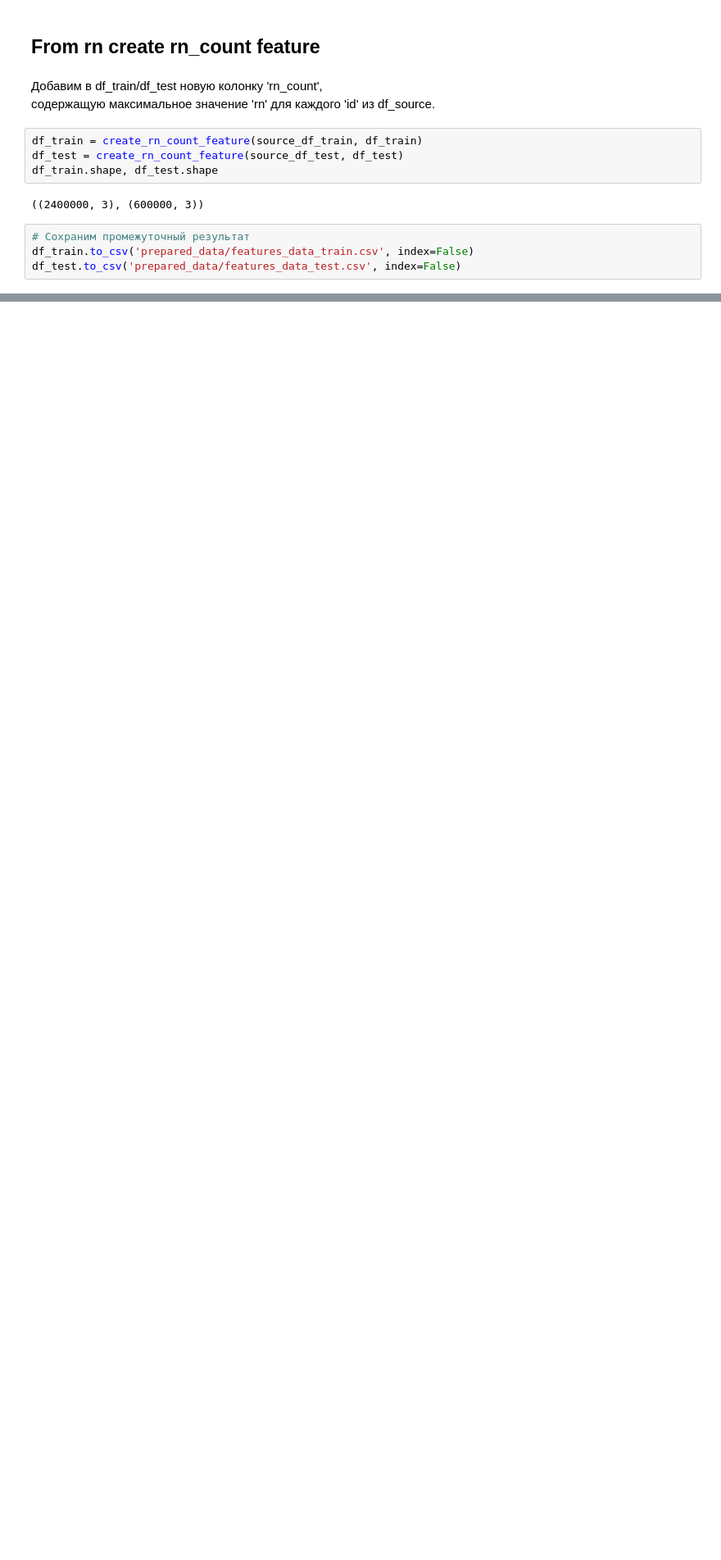
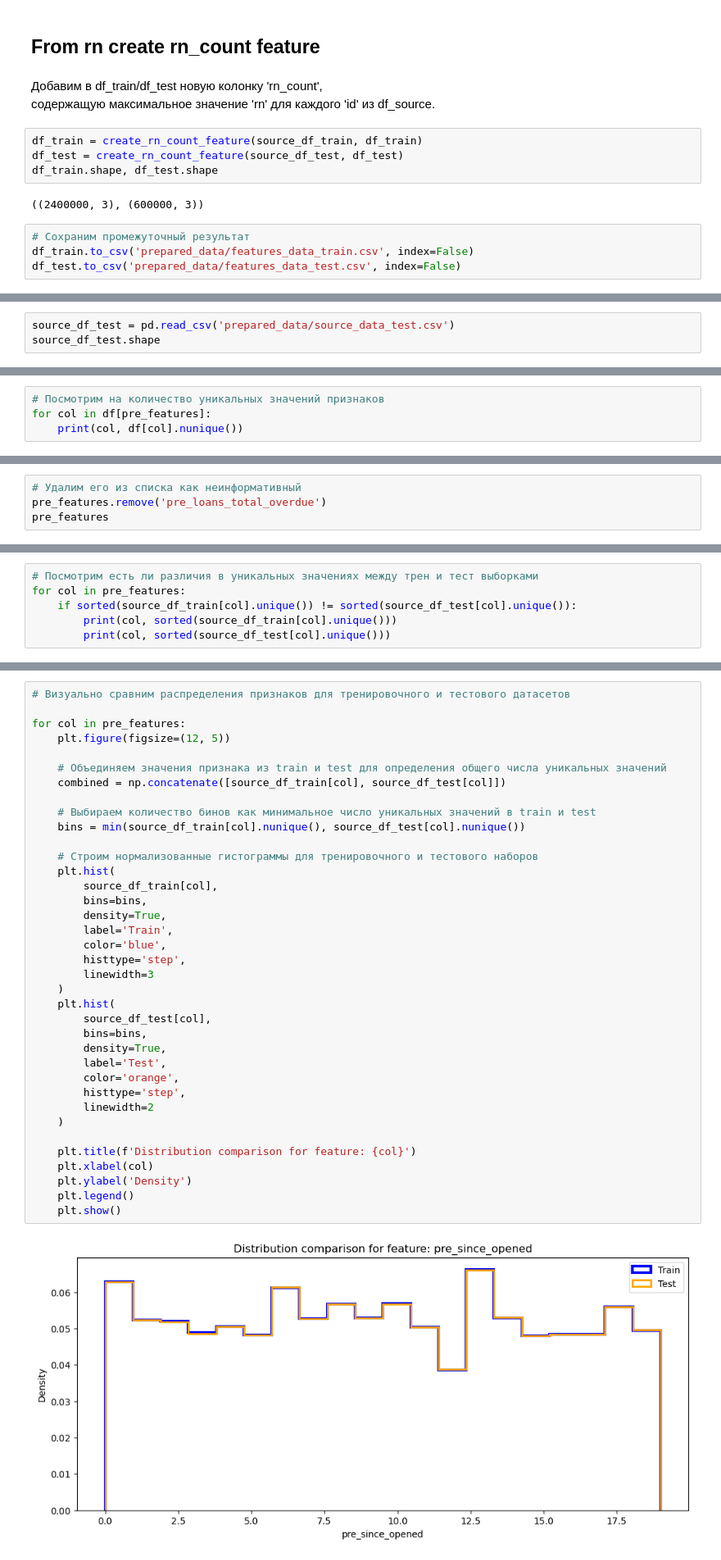
Before and after one commit to Sergey-Chursin/catboost-credit-scoring-pipeline, a Jupyter notebook: data_preparation.ipynb, the cells around one changed output, grey strips where cells are left out. Shown at 82% size. Cells and saved outputs as stored; diff of their text form; blank space fills up the shorter version.

```diff
--- a/data_preparation.ipynb
+++ b/data_preparation.ipynb
@@ -460,0 +478,3 @@ df_test.to_csv('prepared_data/features_data_test.csv', index=False)
+# %%
+source_df_test = pd.read_csv('prepared_data/source_data_test.csv')
+source_df_test.shape
@@ -460,0 +483,4 @@ df_test.to_csv('prepared_data/features_data_test.csv', index=False)
+# %%
+# Посмотрим на количество уникальных значений признаков
+for col in df[pre_features]:
+    print(col, df[col].nunique())
@@ -460,0 +516,4 @@ df_test.to_csv('prepared_data/features_data_test.csv', index=False)
+# %%
+# Удалим его из списка как неинформативный
+pre_features.remove('pre_loans_total_overdue')
+pre_features
@@ -460,0 +540,6 @@ df_test.to_csv('prepared_data/features_data_test.csv', index=False)
+# %%
+# Посмотрим есть ли различия в уникальных значениях между трен и тест выборками
+for col in pre_features:
+    if sorted(source_df_train[col].unique()) != sorted(source_df_test[col].unique()):
+        print(col, sorted(source_df_train[col].unique()))
+        print(col, sorted(source_df_test[col].unique()))
@@ -460,0 +560,39 @@ df_test.to_csv('prepared_data/features_data_test.csv', index=False)
+# %%
+# Визуально сравним распределения признаков для тренировочного и тестового датасетов
+
+for col in pre_features:
+    plt.figure(figsize=(12, 5))
+
+    # Объединяем значения признака из train и test для определения общего числа уникальных значений
+    combined = np.concatenate([source_df_train[col], source_df_test[col]])
+
+    # Выбираем количество бинов как минимальное число уникальных значений в train и test
+    bins = min(source_df_train[col].nunique(), source_df_test[col].nunique())
+
+    # Строим нормализованные гистограммы для тренировочного и тестового наборов
+    plt.hist(
+        source_df_train[col],
+        bins=bins,
+        density=True,
+        label='Train',
+        color='blue',
+        histtype='step',
+        linewidth=3
+    )
+    plt.hist(
+        source_df_test[col],
+        bins=bins,
+        density=True,
+        label='Test',
+        color='orange',
+        histtype='step',
+        linewidth=2
+    )
+
+    plt.title(f'Distribution comparison for feature: {col}')
+    plt.xlabel(col)
+    plt.ylabel('Density')
+    plt.legend()
+    plt.show()
+# %% [output]
+[figure, added]
```
Also changed, not shown: parts of 15 cells of this notebook.
